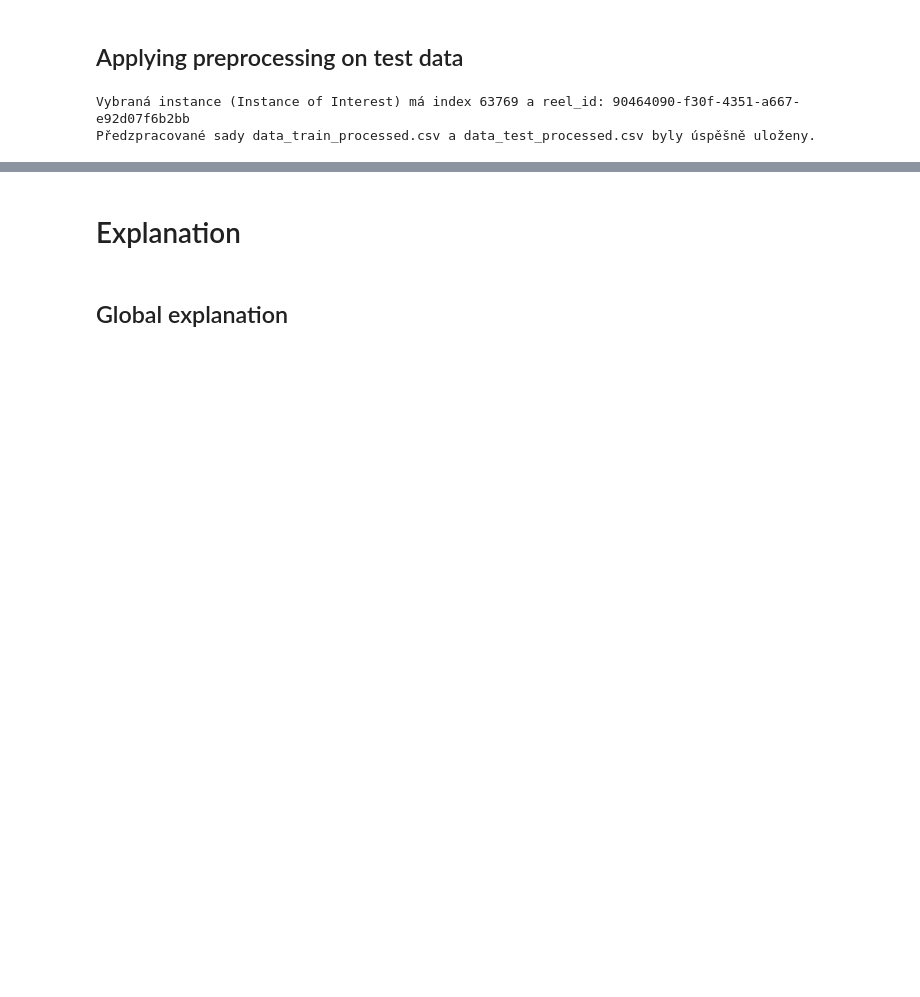
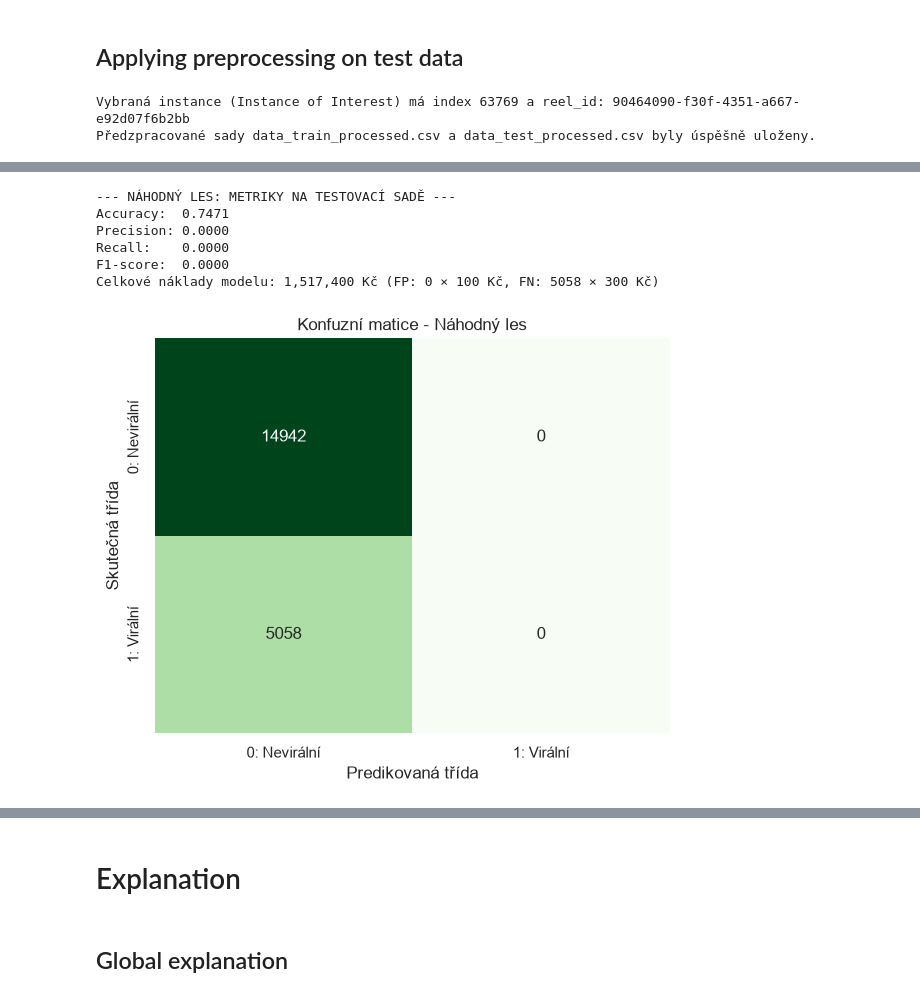
Before and after one commit to wclementi/ZIZ_Seminarka, a Jupyter notebook: template-coursework-classification.ipynb, the cells around one changed output, grey strips where cells are left out. Drawn from its saved outputs; the diff is of its cells as text; code cells hidden in the pictures; blank space fills up the shorter version.

```diff
--- a/template-coursework-classification.ipynb
+++ b/template-coursework-classification.ipynb
@@ -352,0 +512,37 @@ Předzpracované sady data_train_processed.csv a data_test_processed.csv byly ú
+# %%
+# Evaluace: Náhodný les (Random Forest)
+y_pred_rf = best_rf.predict(X_test)
+
+acc_rf = accuracy_score(y_test, y_pred_rf)
+prec_rf = precision_score(y_test, y_pred_rf, zero_division=0)
+rec_rf = recall_score(y_test, y_pred_rf, zero_division=0)
+f1_rf = f1_score(y_test, y_pred_rf, zero_division=0)
+
+cm_rf = confusion_matrix(y_test, y_pred_rf)
+tn_rf, fp_rf, fn_rf, tp_rf = cm_rf.ravel()
+cost_rf = fp_rf * 100 + fn_rf * 300
+
+print("--- NÁHODNÝ LES: METRIKY NA TESTOVACÍ SADĚ ---")
+print(f"Accuracy:  {acc_rf:.4f}")
+print(f"Precision: {prec_rf:.4f}")
+print(f"Recall:    {rec_rf:.4f}")
+print(f"F1-score:  {f1_rf:.4f}")
+print(f"Celkové náklady modelu: {cost_rf:,} Kč (FP: {fp_rf} × 100 Kč, FN: {fn_rf} × 300 Kč)")
+
+fig, ax = plt.subplots(figsize=(6, 5))
+sns.heatmap(cm_rf, annot=True, fmt='d', cmap='Greens', cbar=False, ax=ax,
+            xticklabels=['0: Nevirální', '1: Virální'],
+            yticklabels=['0: Nevirální', '1: Virální'])
+ax.set_title('Konfuzní matice - Náhodný les')
+ax.set_xlabel('Predikovaná třída')
+ax.set_ylabel('Skutečná třída')
+plt.tight_layout()
+plt.show()
+# %% [output]
+--- NÁHODNÝ LES: METRIKY NA TESTOVACÍ SADĚ ---
+Accuracy:  0.7471
+Precision: 0.0000
+Recall:    0.0000
+F1-score:  0.0000
+Celkové náklady modelu: 1,517,400 Kč (FP: 0 × 100 Kč, FN: 5058 × 300 Kč)
+[figure, added]
```
Also changed, not shown: parts of 38 cells of this notebook.
